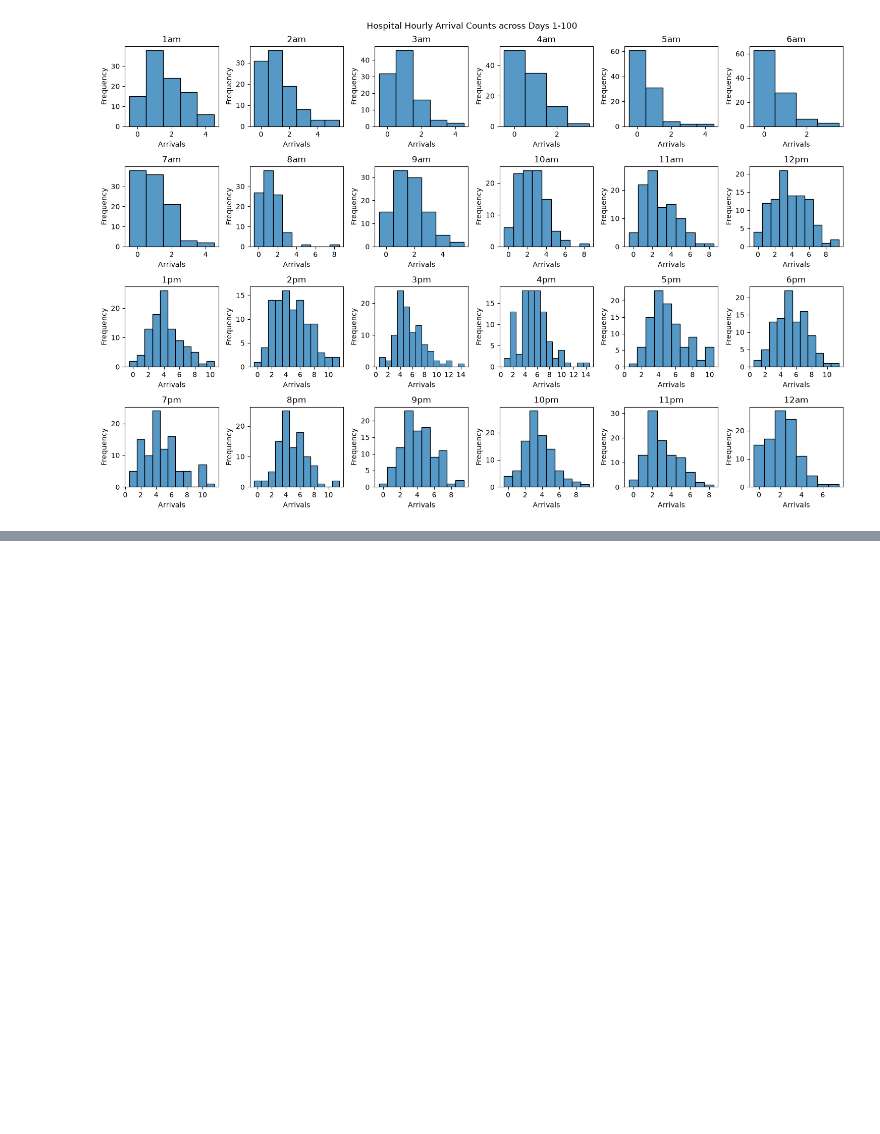
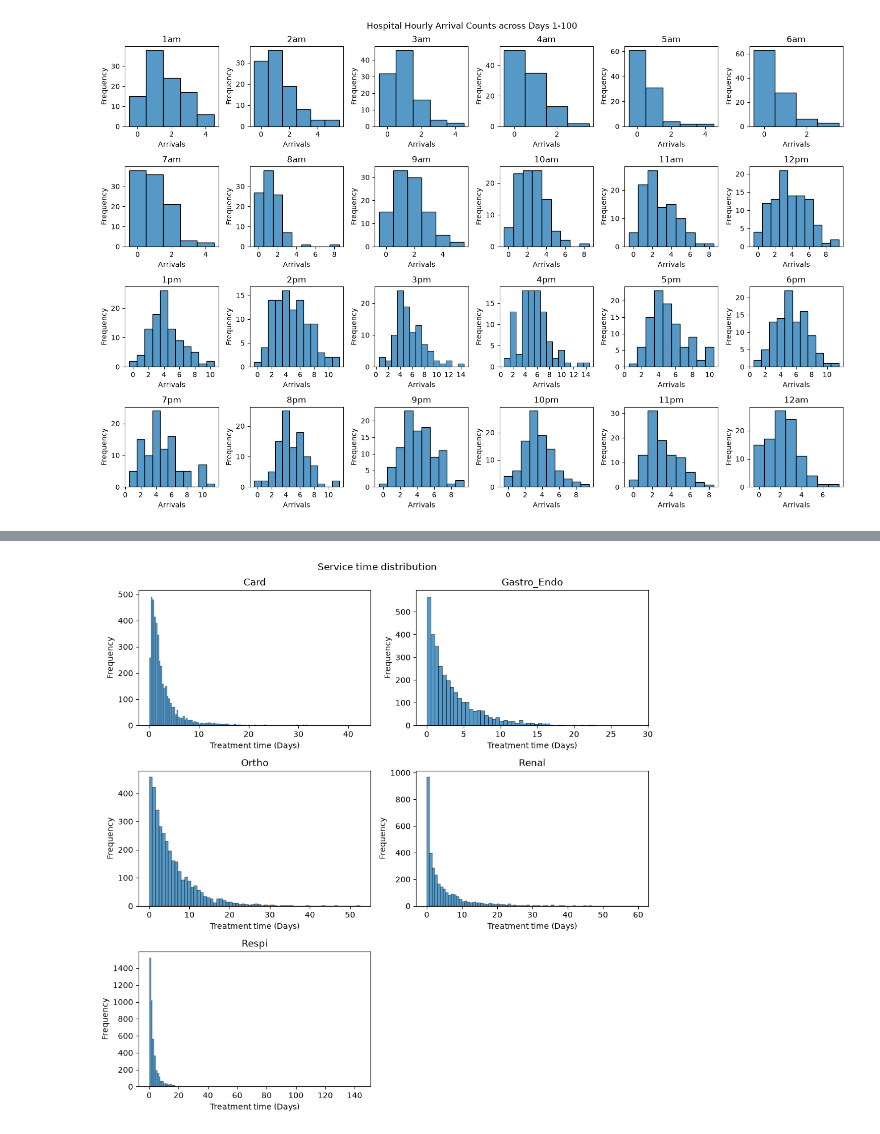
Before and after one commit to faustigo/MIE360-Fall-2026-Project, a Jupyter notebook: Deliverable-3.1-InputModeling.ipynb, the cells around one changed output, grey strips where cells are left out. Cells and saved outputs as stored; diff of their text form; code cells hidden in the pictures; blank space fills up the shorter version.

Commit message:
code, visualization: Added visualization for preliminary speciality treatment time distribution

```diff
--- a/Deliverable-3.1-InputModeling.ipynb
+++ b/Deliverable-3.1-InputModeling.ipynb
@@ -59,0 +62,7 @@ plt.show()
+# %%
+# Read treatment (service) time data. Use the ID column (idx 0) as the index.
+df_treatment_raw = pd.read_csv("./data/Data_TreatmentTimes.csv", index_col=0)
+df_treatment_raw = df_treatment_raw.rename(columns={"Treatment Time (Days)": "TreatmentTime"})
+display(df_treatment_raw.head(5))
+display(df_treatment_raw.shape)
+print(df_treatment_raw["Specialty"].unique())
@@ -59,0 +81,6 @@ plt.show()
+# %%
+# Group treatment time data by specialty.
+# We assume that the treatment time distribution for a given specialty is the same across all wards under that specialty.
+# (We are not given information about service times in each ward.)
+df_treatment_by_specialty = df_treatment_raw.groupby(["Specialty"])
+display(df_treatment_by_specialty.describe())
@@ -59,0 +96,5 @@ plt.show()
+# %%
+# Peek the grouping
+for i, (group_name, df_group) in enumerate(df_treatment_by_specialty):
+    display(group_name[0])
+    display(df_group.head(5))
@@ -59,0 +142,20 @@ plt.show()
+# %%
+# Visualize treatment time data by speciality in histograms. (Preliminary.)
+fig, axes = plt.subplots(3, 2, figsize=(10, 10))
+fig.suptitle("Service time distribution")
+
+axes = axes.flat
+for i, (group_name, df_group) in enumerate(df_treatment_by_specialty):
+    ax = axes[i]
+    sns.histplot(data=df_group["TreatmentTime"], ax=ax)
+    ax.set_ylabel("Frequency")
+    ax.set_xlabel("Treatment time (Days)")
+    ax.set_title(group_name[0])
+
+for ax in axes[i+1:]:
+    ax.axis("off")
+
+plt.tight_layout()
+plt.show()
+# %% [output]
+[figure, added]
```
Also changed, not shown: parts of 5 cells of this notebook.
